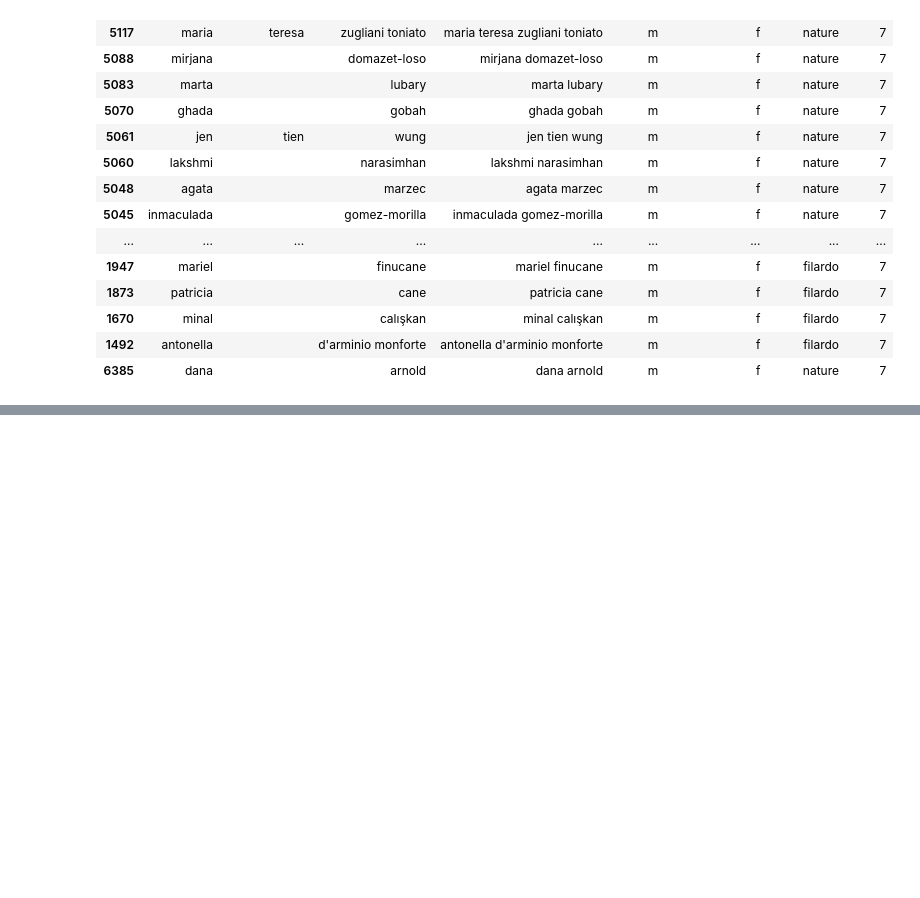
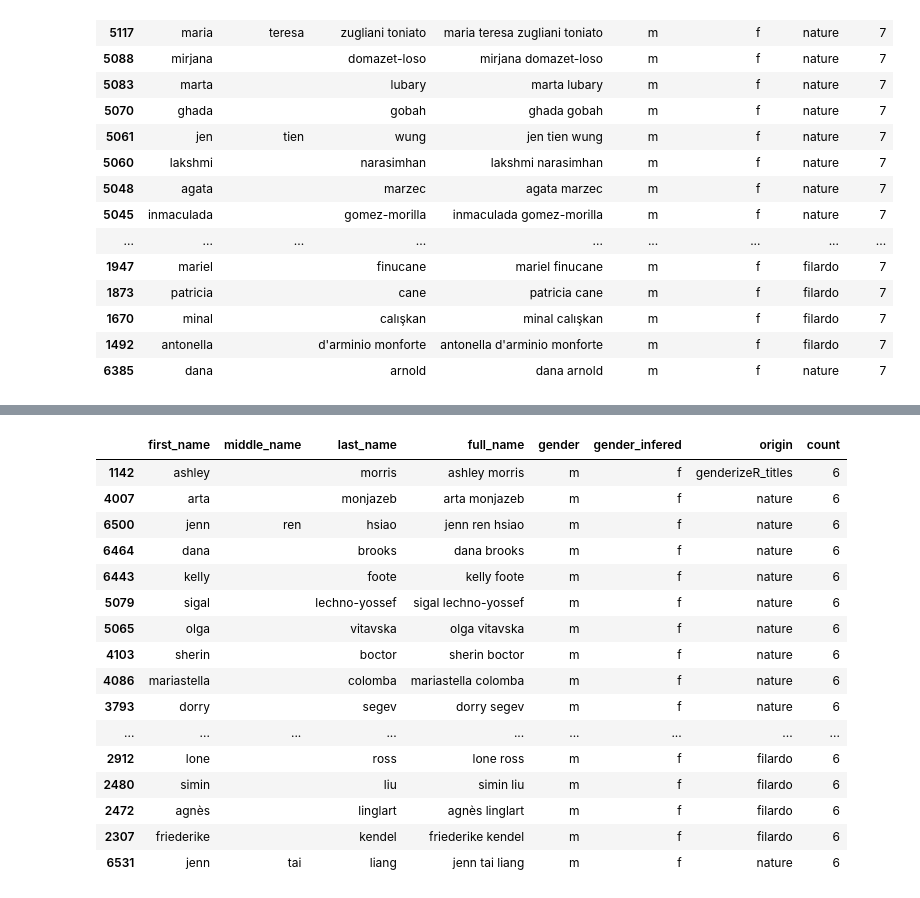
Before and after one commit to GenderGapSTEM-PublicationAnalysis/name_gender_inference, a Jupyter notebook: Check_wrong_gender_assignments_in_test_data_all.csv.ipynb, the cells around one changed output, grey strips where cells are left out. Drawn from its saved outputs; the diff is of its cells as text; code cells hidden in the pictures; blank space fills up the shorter version.

```diff
--- a/Check_wrong_gender_assignments_in_test_data_all.csv.ipynb
+++ b/Check_wrong_gender_assignments_in_test_data_all.csv.ipynb
@@ -245,0 +254,20 @@ false_pred_m_to_f[false_pred_m_to_f['count']==7].sort_values(by='count', ascendi
+# %%
+false_pred_m_to_f[false_pred_m_to_f['count']==6].sort_values(by='count', ascending=False)
+# %% [output]
+|  | first_name | middle_name | last_name | full_name | gender | gender_infered | origin | count |
+| 1142 | ashley |  | morris | ashley morris | m | f | genderizeR_titles | 6 |
+| 4007 | arta |  | monjazeb | arta monjazeb | m | f | nature | 6 |
+| 6500 | jenn | ren | hsiao | jenn ren hsiao | m | f | nature | 6 |
+| 6464 | dana |  | brooks | dana brooks | m | f | nature | 6 |
+| 6443 | kelly |  | foote | kelly foote | m | f | nature | 6 |
+| 5079 | sigal |  | lechno-yossef | sigal lechno-yossef | m | f | nature | 6 |
+| 5065 | olga |  | vitavska | olga vitavska | m | f | nature | 6 |
+| 4103 | sherin |  | boctor | sherin boctor | m | f | nature | 6 |
+| 4086 | mariastella |  | colomba | mariastella colomba | m | f | nature | 6 |
+| 3793 | dorry |  | segev | dorry segev | m | f | nature | 6 |
+| ... | ... | ... | ... | ... | ... | ... | ... | ... |
+| 2912 | lone |  | ross | lone ross | m | f | filardo | 6 |
+| 2480 | simin |  | liu | simin liu | m | f | filardo | 6 |
+| 2472 | agnès |  | linglart | agnès linglart | m | f | filardo | 6 |
+| 2307 | friederike |  | kendel | friederike kendel | m | f | filardo | 6 |
+| 6531 | jenn | tai | liang | jenn tai liang | m | f | nature | 6 |
```
Also changed, not shown: parts of 4 cells of this notebook.
